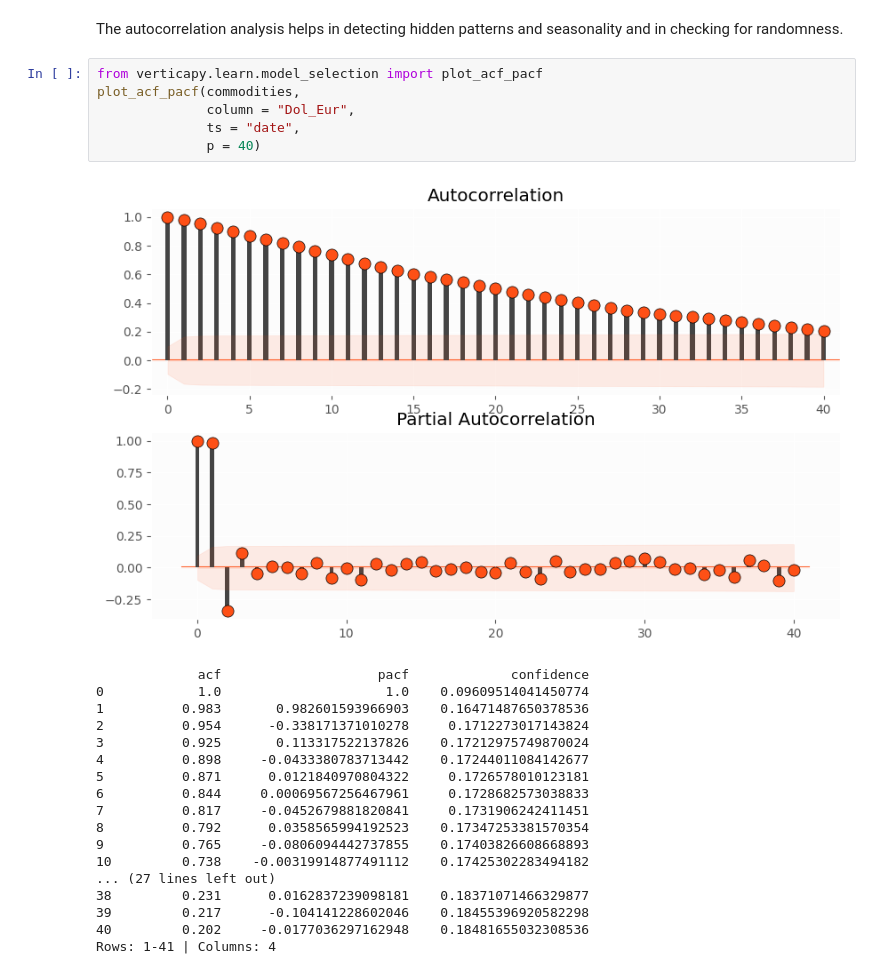
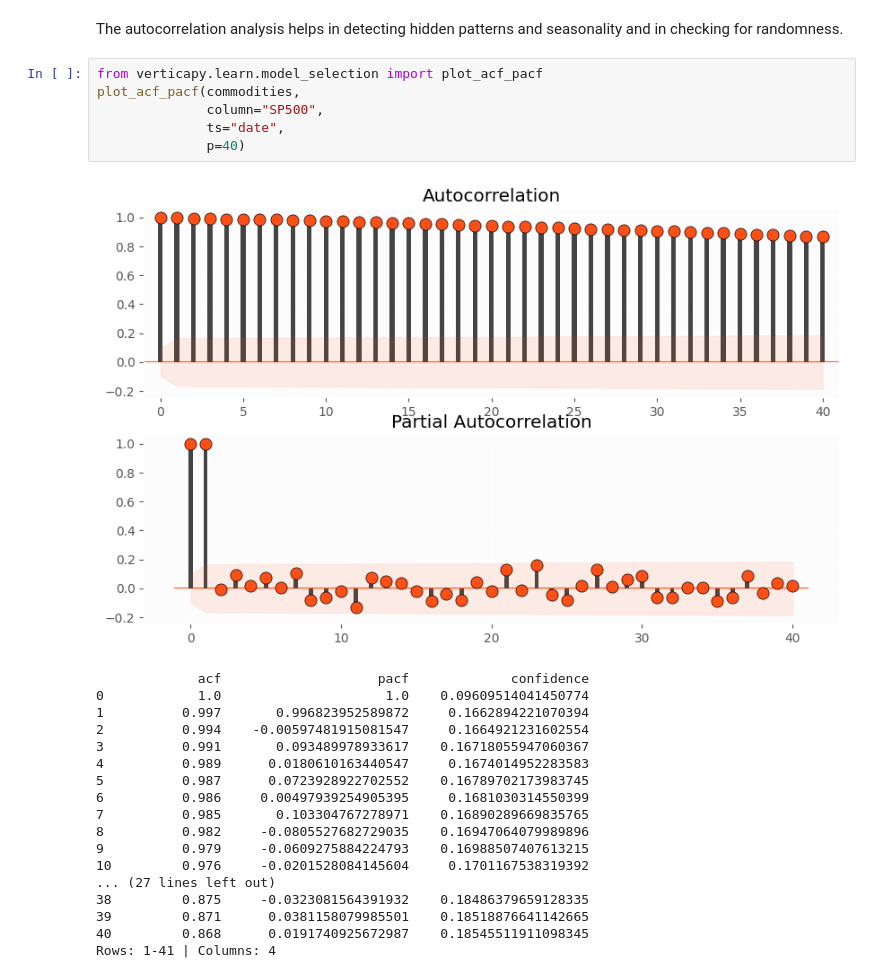
Before and after one commit to VerticaDataScientist/Workshop-VerticaPy, a Jupyter notebook: Workshop-1.ipynb, the cells around one changed output. Drawn from its saved outputs; the diff is of its cells as text.

```diff
--- a/Workshop-1.ipynb
+++ b/Workshop-1.ipynb
@@ -397,25 +400,25 @@ The autocorrelation analysis helps in detecting hidden patterns and seasonality
 # %%
 from verticapy.learn.model_selection import plot_acf_pacf
 plot_acf_pacf(commodities,
-              column = "Dol_Eur",
-              ts = "date",
-              p = 40)
+              column="SP500",
+              ts="date",
+              p=40)
 # %% [output]
-[figure, old version]
+[figure, new version]
              acf                    pacf             confidence
 0            1.0                     1.0    0.09609514041450774
-1          0.983       0.982601593966903    0.16471487650378536
-2          0.954      -0.338171371010278     0.1712273017143824
-3          0.925       0.113317522137826    0.17212975749870024
-4          0.898     -0.0433380783713442    0.17244011084142677
-5          0.871      0.0121840970804322     0.1726578010123181
-6          0.844     0.00069567256467961     0.1728682573038833
-7          0.817     -0.0452679881820841     0.1731906242411451
-8          0.792      0.0358565994192523    0.17347253381570354
-9          0.765     -0.0806094442737855    0.17403826608668893
-10         0.738    -0.00319914877491112    0.17425302283494182
+1          0.997       0.996823952589872     0.1662894221070394
+2          0.994    -0.00597481915081547     0.1664921231602554
+3          0.991       0.093489978933617    0.16718055947060367
+4          0.989      0.0180610163440547     0.1674014952283583
+5          0.987      0.0723928922702552    0.16789702173983745
+6          0.986     0.00497939254905395     0.1681030314550399
+7          0.985       0.103304767278971    0.16890289669835765
+8          0.982     -0.0805527682729035    0.16947064079989896
+9          0.979     -0.0609275884224793    0.16988507407613215
+10         0.976     -0.0201528084145604     0.1701167538319392
 ... (27 lines left out)
-38         0.231      0.0162837239098181    0.18371071466329877
-39         0.217      -0.104141228602046    0.18455396920582298
-40         0.202     -0.0177036297162948    0.18481655032308536
+38         0.875     -0.0323081564391932    0.18486379659128335
+39         0.871      0.0381158079985501    0.18518876641142665
+40         0.868      0.0191740925672987    0.18545511911098345
 Rows: 1-41 | Columns: 4
```
Also changed, not shown: parts of 7 cells of this notebook, 3 other files.
